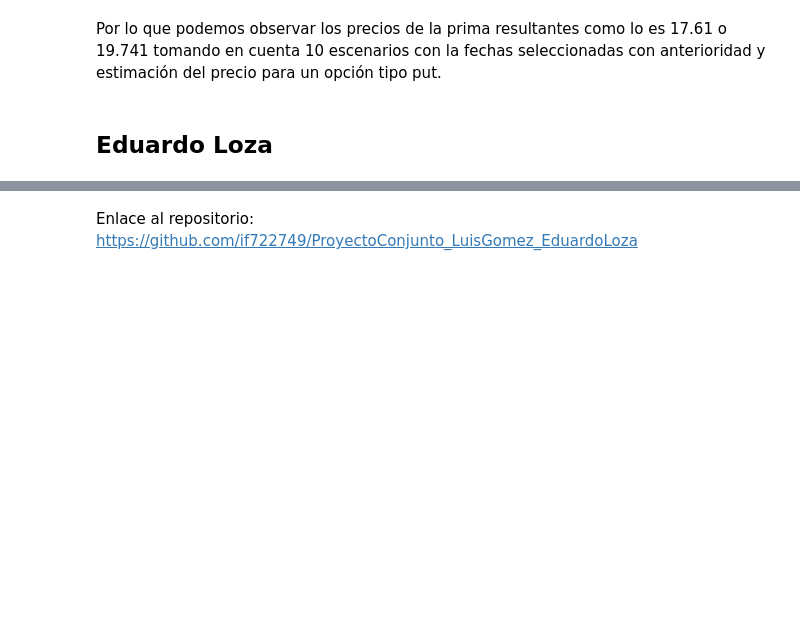
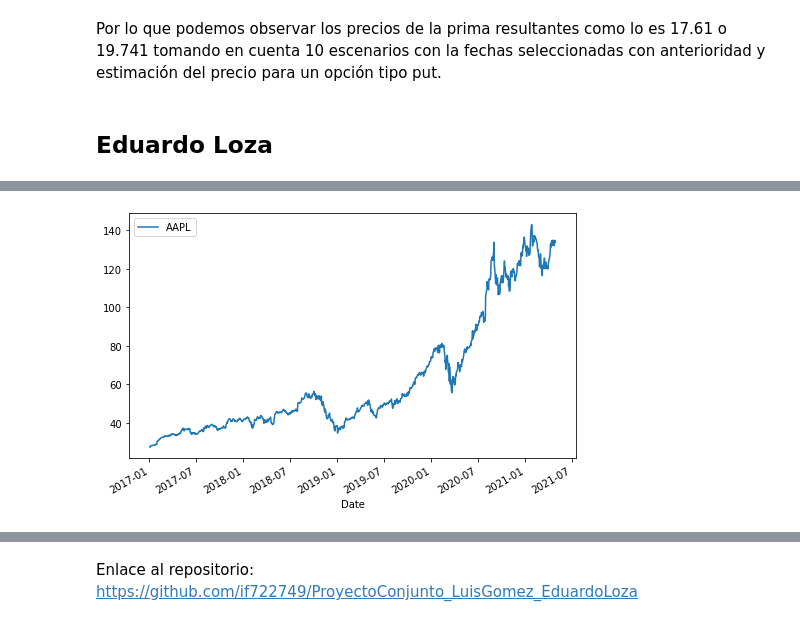
Before and after one commit to if722749/ProyectoConjunto_LuisGomez_EduardoLoza, a Jupyter notebook: Tarea9_LGomez_ELoza.ipynb, the cells around one changed output, grey strips where cells are left out. Saved outputs shown, nothing was run; the diff lists cells and outputs as text; code cells hidden in the pictures; blank space fills up the shorter version.

```diff
--- a/Tarea9_LGomez_ELoza.ipynb
+++ b/Tarea9_LGomez_ELoza.ipynb
@@ -478,0 +528,10 @@ Por lo que podemos observar los precios de la prima resultantes como lo es 17.61
+# %%
+
+ticker = ['AAPL']
+start_date = '2017-01-01'
+
+closes_aapl = get_adj_closes(ticker, start_date)
+closes_aapl.plot(figsize=(8,5));
+plt.legend(ticker);
+# %% [output]
+[figure, added]
```
Also changed, not shown: parts of 34 cells of this notebook.
